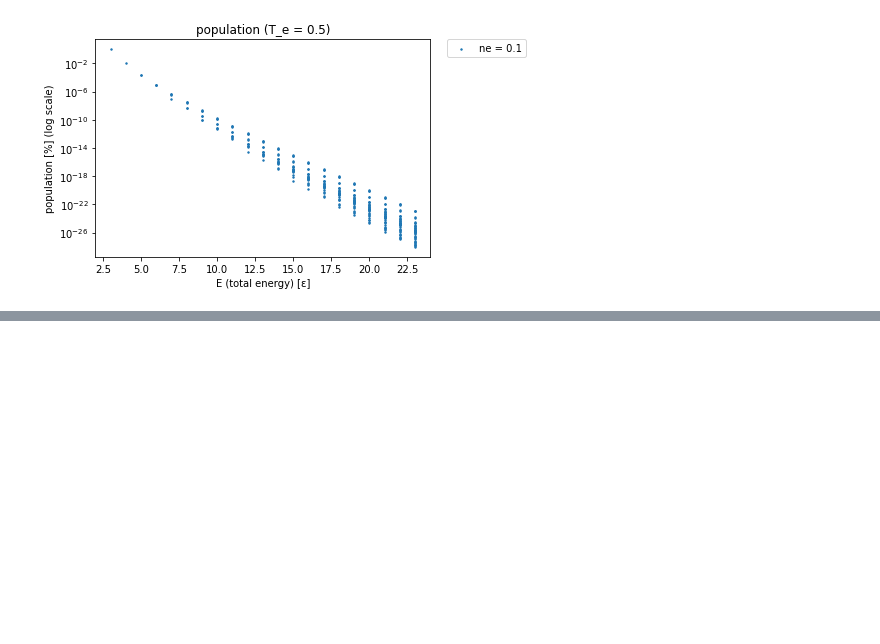
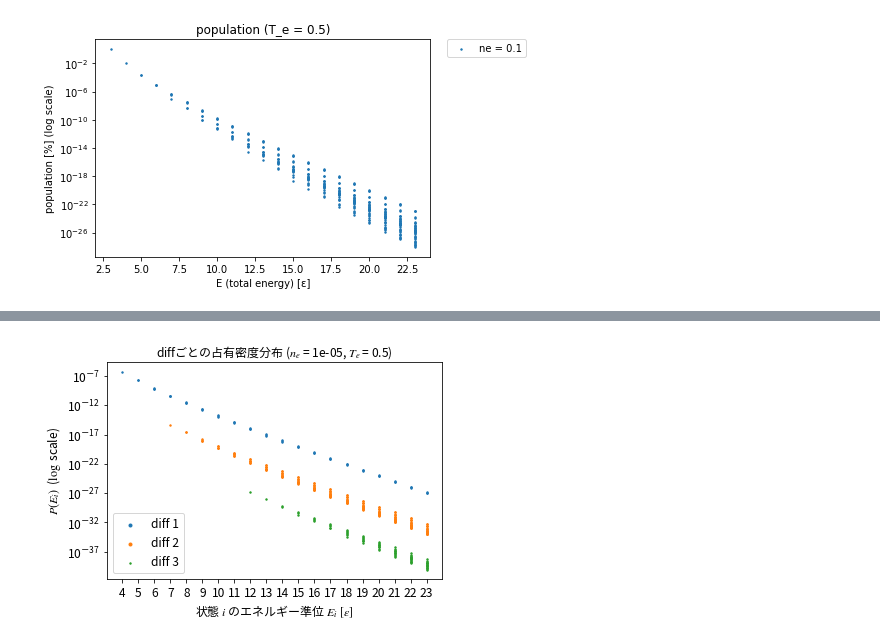
Before and after one commit to GenkiK/fermi2, a Jupyter notebook: 20210329/notebooks/relate_population2configulation.ipynb, the cells around one changed output, grey strips where cells are left out. Cells and saved outputs as stored; diff of their text form; code cells hidden in the pictures; blank space fills up the shorter version.

```diff
--- a/20210329/notebooks/relate_population2configulation.ipynb
+++ b/20210329/notebooks/relate_population2configulation.ipynb
@@ -73,0 +80,4 @@ plots_poplulation([0.1], include_equ=False, use_power=True)
+# %%
+plot_population_per_diff(ne=1e-5, Te=0.5)
+# %% [output]
+[figure, added]
```
Also changed, not shown: parts of 5 cells of this notebook, 3 other files.
